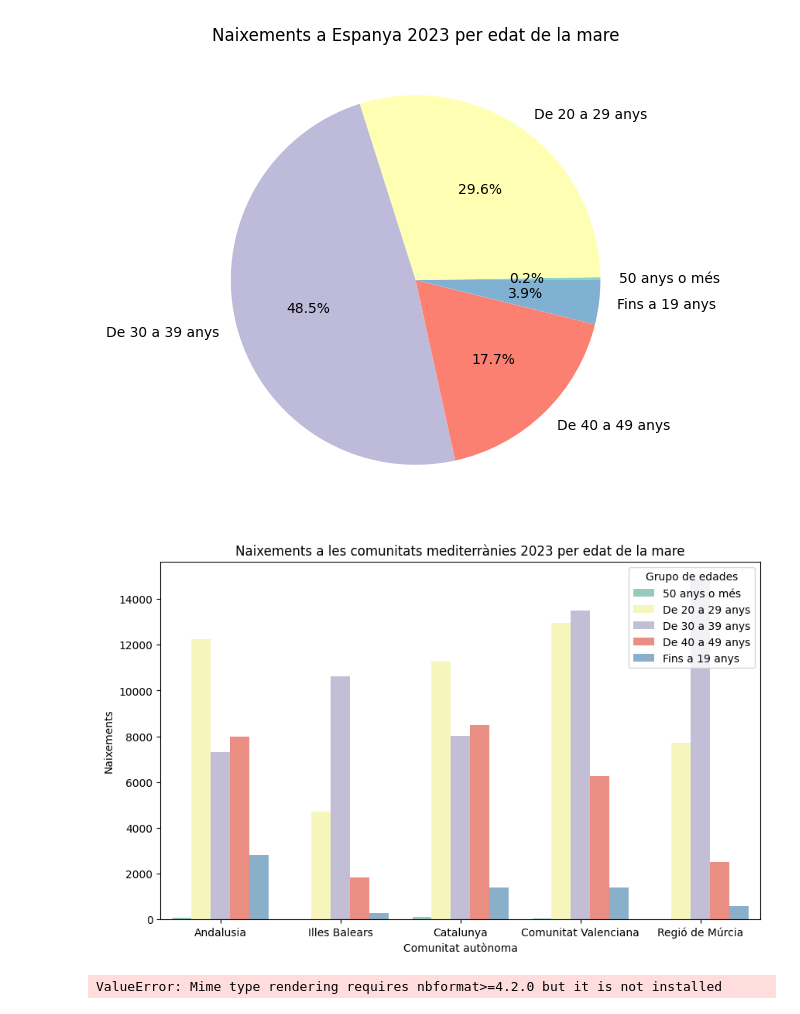
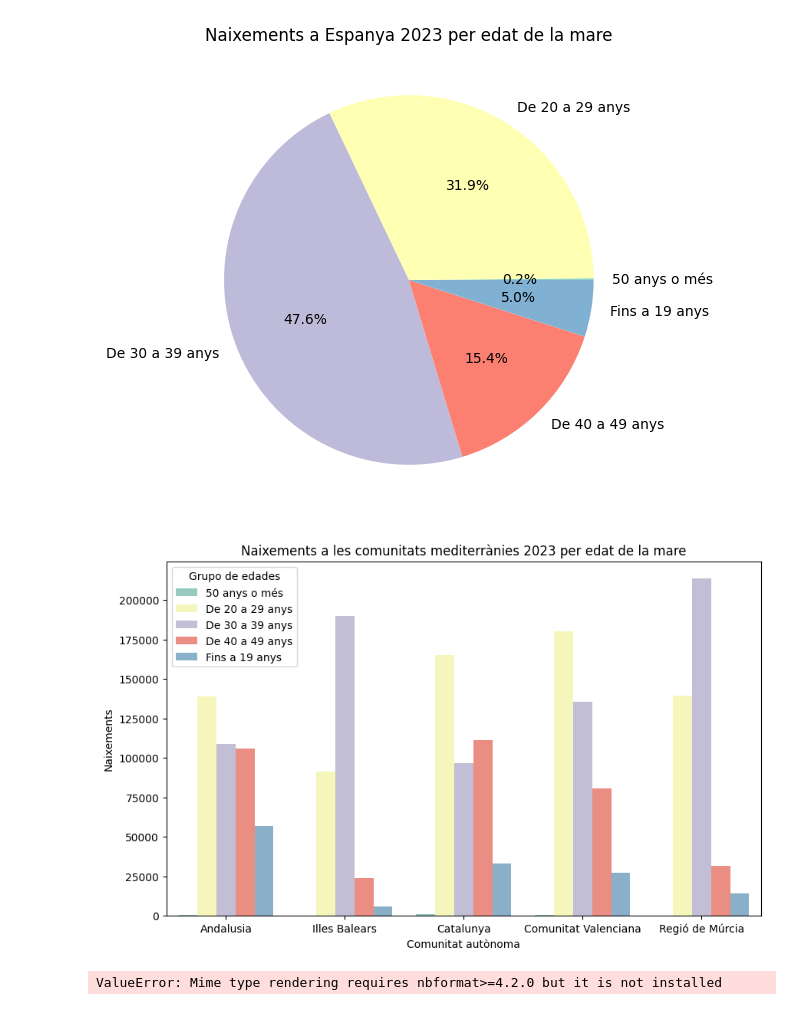
Before and after one commit to IsaacLolade/visualizacion, a Jupyter notebook: tasca_5_IsaacLoladeKehindeAdekeye1.ipynb, the cells around one changed output. Cells and saved outputs as stored; diff of their text form; code cells hidden in the pictures.

```diff
--- a/tasca_5_IsaacLoladeKehindeAdekeye1.ipynb
+++ b/tasca_5_IsaacLoladeKehindeAdekeye1.ipynb
@@ -27,7 +27,7 @@ def categorizar_edad(edad):
     elif edad == '50 y más años':
         return '50 anys o més'
 
-datos_2023 = data[(data['Periodo'] == 2023) & (data['Edad de la madre'].notna())].copy()
+datos_2023 = data[(data['Periodo'] == 2023) & (data['Edad de la madre'].notna()) & (data['Nacional y Comunidades autónomas'] == 'Total Nacional') & data['Edad de la madre'] != 'Todas las edades'].copy()
 
 datos_2023['Grupo de edades'] = datos_2023['Edad de la madre'].apply(categorizar_edad)
 
@@ -39,27 +39,31 @@ plt.title('Naixements a Espanya 2023 per edat de la mare')
 plt.pie(datos_filtrados['Total'], labels=datos_filtrados['Grupo de edades'], autopct='%1.1f%%', colors=colores)
 plt.show()
 # %% [output]
-[figure, old version]
+[figure, new version]
 # %%
 #provicnias = datos_2023['Nacional y Comunidades autónomas'].unique()
 #print(provicnias)
 
 comunidades_mediterraneas = ['04 Balears, Illes','09 Cataluña','10 Comunitat Valenciana','14 Murcia, Región de','01 Andalucía']
 
-mediterraneo = datos_2023[datos_2023['Nacional y Comunidades autónomas'].isin(comunidades_mediterraneas)].groupby(['Nacional y Comunidades autónomas','Grupo de edades'])['Total'].sum().reset_index()
+mediterraneo = data[data['Nacional y Comunidades autónomas'].isin(comunidades_mediterraneas)].copy()
+
+mediterraneo['Grupo de edades'] = mediterraneo['Edad de la madre'].apply(categorizar_edad)
+
+mediterraneo = mediterraneo.groupby(['Nacional y Comunidades autónomas','Grupo de edades'])['Total'].sum().reset_index()
 
 nombre_comunidades = {'04 Balears, Illes':'Illes Balears','09 Cataluña':'Catalunya','10 Comunitat Valenciana':'Comunitat Valenciana','14 Murcia, Región de':'Regió de Múrcia','01 Andalucía':'Andalusia'}
 
 mediterraneo['Comunidad'] = mediterraneo['Nacional y Comunidades autónomas'].map(nombre_comunidades)
 
 plt.figure(figsize=(10, 6))
 plt.title('Naixements a les comunitats mediterrànies 2023 per edat de la mare')
 plt.xlabel('Comunitat autònoma')
 plt.ylabel('Naixements')
 sns.barplot(data=mediterraneo, x='Comunidad', y='Total', hue='Grupo de edades', palette='Set3', errorbar=None)
 plt.show()
 # %% [output]
-[figure, old version]
+[figure, new version]
 # %%
 datos2009_2023 = data[(data['Periodo'] >= 2009) & (data['Periodo'] <= 2023) & (data['Edad de la madre'].notna())].copy()
 #valor=data['Orden del nacido vivo'].unique()
```
